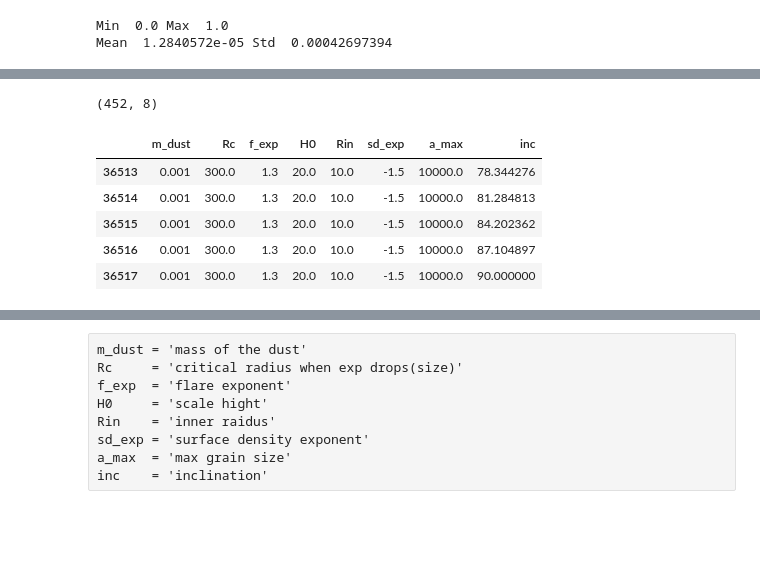
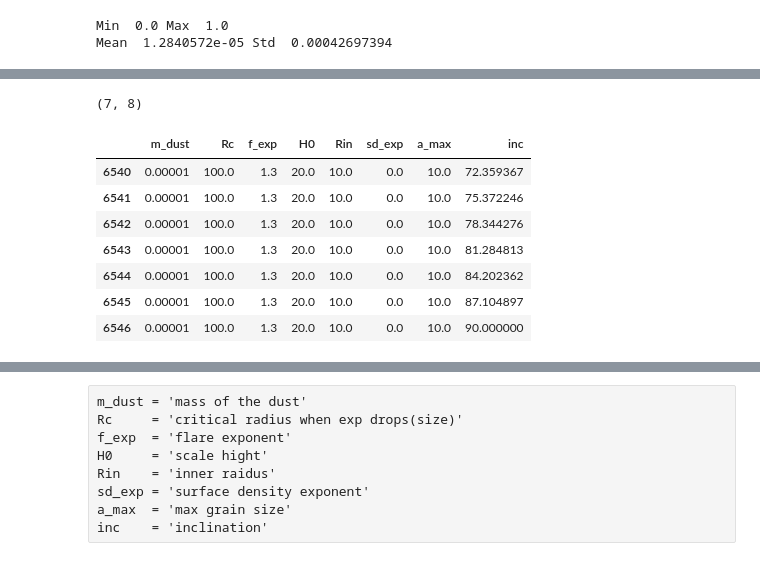
Before and after one commit to keflavich/PPDAE, a Jupyter notebook: notebooks/data_exploration.ipynb, the cells around one changed output, grey strips where cells are left out. Drawn from its saved outputs; the diff is of its cells as text; code cells hidden in the pictures; blank space fills up the shorter version.

```diff
--- a/notebooks/data_exploration.ipynb
+++ b/notebooks/data_exploration.ipynb
@@ -141,12 +153,14 @@ meta.iloc[idx].describe()
 # %%
-big = meta.query('m_dust == 0.001 and Rc == 300 and f_exp == 1.3 and H0 == 20').index.values
+big = meta.query('f_exp == 1.3 and m_dust == 0.00001 and Rc == 100 and H0 == 20 and Rin == 10 and sd_exp == 0 and a_max == 10').index.values
 print(meta.iloc[big].shape)
-meta.iloc[big].tail()
+meta.iloc[big]
 # %% [output]
-(452, 8)
+(7, 8)
 |  | m_dust | Rc | f_exp | H0 | Rin | sd_exp | a_max | inc |
-| 36513 | 0.001 | 300.0 | 1.3 | 20.0 | 10.0 | -1.5 | 10000.0 | 78.344276 |
-| 36514 | 0.001 | 300.0 | 1.3 | 20.0 | 10.0 | -1.5 | 10000.0 | 81.284813 |
-| 36515 | 0.001 | 300.0 | 1.3 | 20.0 | 10.0 | -1.5 | 10000.0 | 84.202362 |
-| 36516 | 0.001 | 300.0 | 1.3 | 20.0 | 10.0 | -1.5 | 10000.0 | 87.104897 |
-| 36517 | 0.001 | 300.0 | 1.3 | 20.0 | 10.0 | -1.5 | 10000.0 | 90.000000 |
+| 6540 | 0.00001 | 100.0 | 1.3 | 20.0 | 10.0 | 0.0 | 10.0 | 72.359367 |
+| 6541 | 0.00001 | 100.0 | 1.3 | 20.0 | 10.0 | 0.0 | 10.0 | 75.372246 |
+| 6542 | 0.00001 | 100.0 | 1.3 | 20.0 | 10.0 | 0.0 | 10.0 | 78.344276 |
+| 6543 | 0.00001 | 100.0 | 1.3 | 20.0 | 10.0 | 0.0 | 10.0 | 81.284813 |
+| 6544 | 0.00001 | 100.0 | 1.3 | 20.0 | 10.0 | 0.0 | 10.0 | 84.202362 |
+| 6545 | 0.00001 | 100.0 | 1.3 | 20.0 | 10.0 | 0.0 | 10.0 | 87.104897 |
+| 6546 | 0.00001 | 100.0 | 1.3 | 20.0 | 10.0 | 0.0 | 10.0 | 90.000000 |
```
Also changed, not shown: parts of 18 cells of this notebook.
